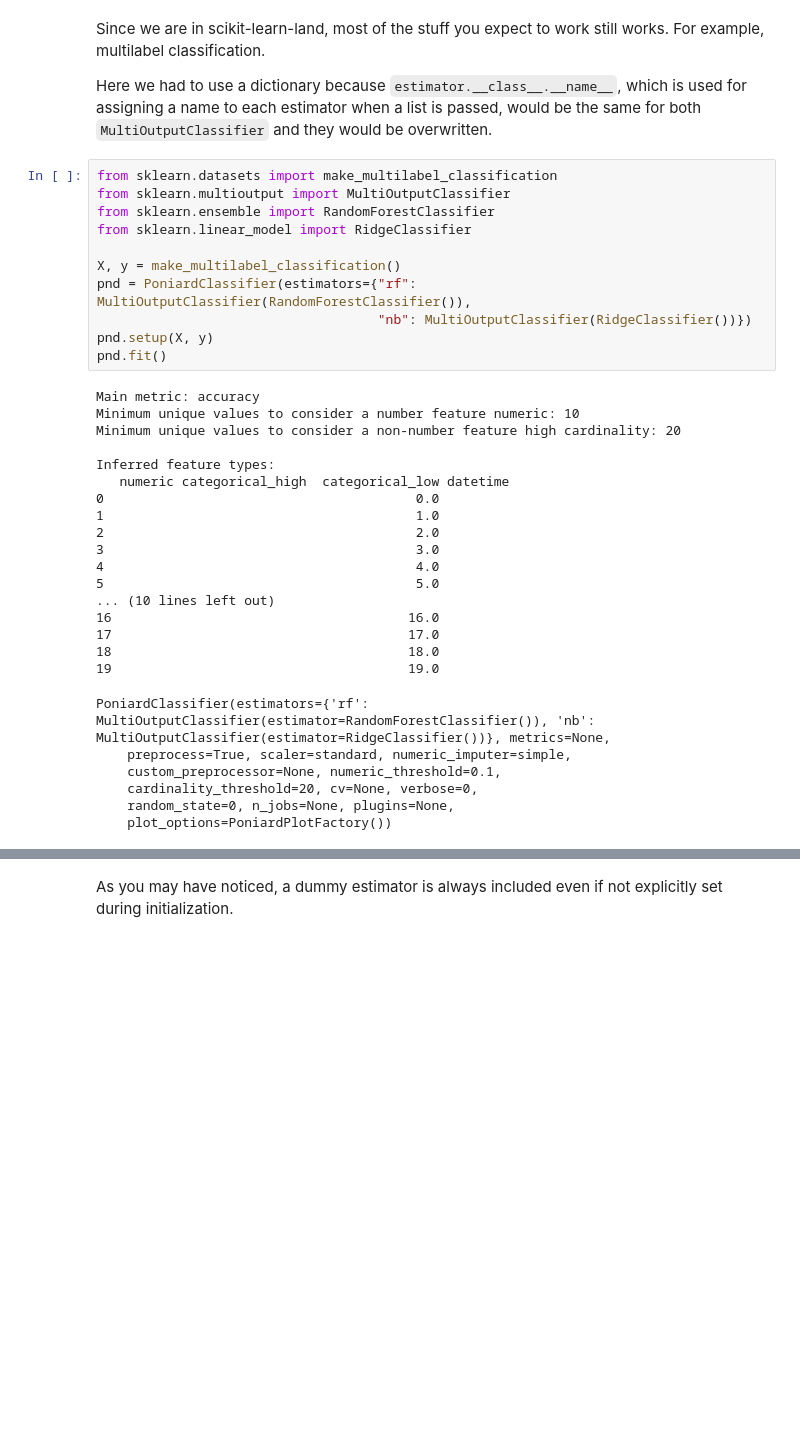
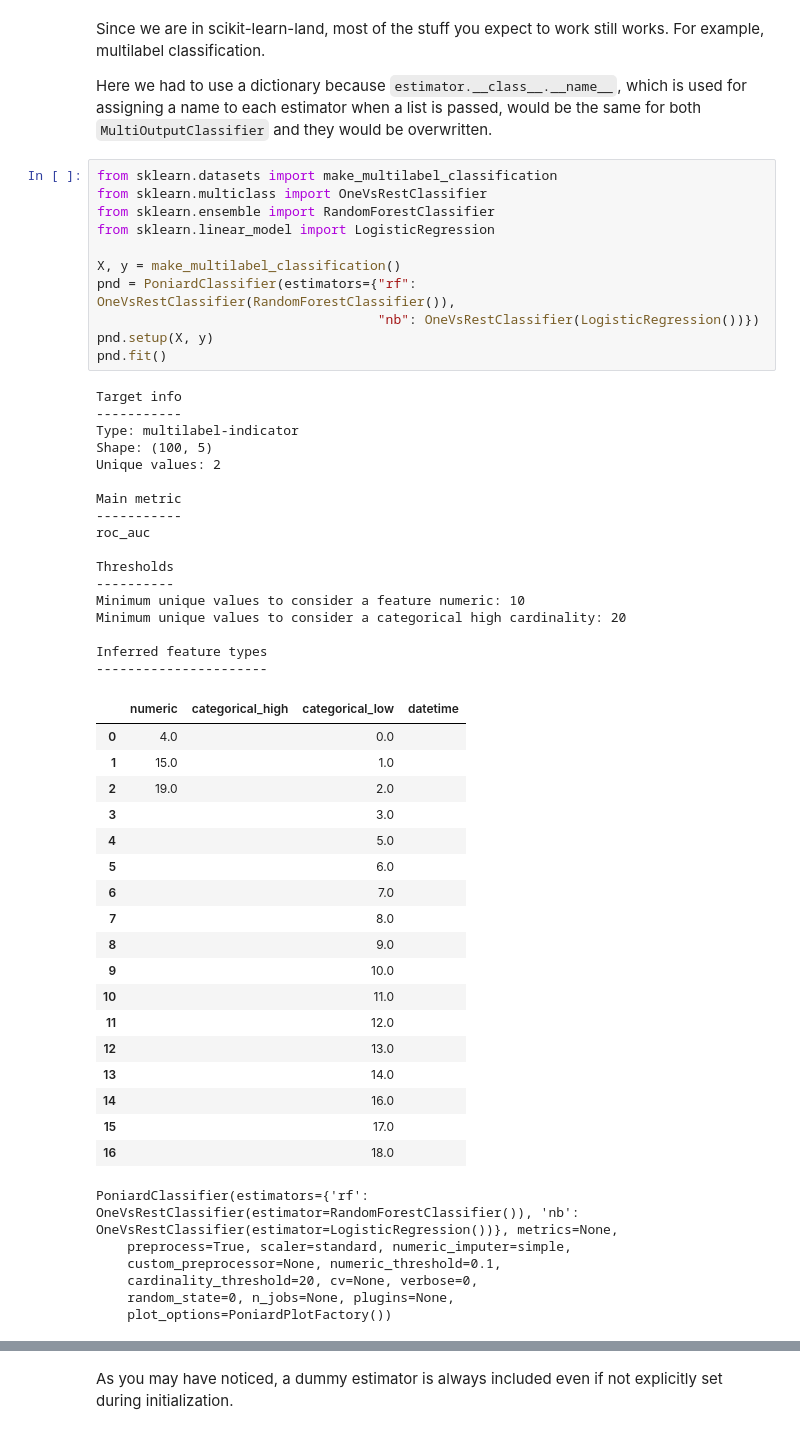
Before and after one commit to rxavier/poniard, a Jupyter notebook: examples/02._main_parameters.ipynb, the cells around one changed output, grey strips where cells are left out. Saved outputs shown, nothing was run; the diff lists cells and outputs as text; blank space fills up the shorter version.

```diff
--- a/examples/02._main_parameters.ipynb
+++ b/examples/02._main_parameters.ipynb
@@ -58,34 +75,52 @@ Since we are in scikit-learn-land, most of the stuff you expect to work still wo
 Here we had to use a dictionary because `estimator.__class__.__name__`, which is used for assigning a name to each estimator when a list is passed, would be the same for both `MultiOutputClassifier` and they would be overwritten.
 # %%
 from sklearn.datasets import make_multilabel_classification
-from sklearn.multioutput import MultiOutputClassifier
+from sklearn.multiclass import OneVsRestClassifier
 from sklearn.ensemble import RandomForestClassifier
-from sklearn.linear_model import RidgeClassifier
+from sklearn.linear_model import LogisticRegression
 
 X, y = make_multilabel_classification()
-pnd = PoniardClassifier(estimators={"rf": MultiOutputClassifier(RandomForestClassifier()),
-                                    "nb": MultiOutputClassifier(RidgeClassifier())})
+pnd = PoniardClassifier(estimators={"rf": OneVsRestClassifier(RandomForestClassifier()),
+                                    "nb": OneVsRestClassifier(LogisticRegression())})
 pnd.setup(X, y)
 pnd.fit()
 # %% [output]
-Main metric: accuracy
-Minimum unique values to consider a number feature numeric: 10
-Minimum unique values to consider a non-number feature high cardinality: 20
+Target info
+-----------
+Type: multilabel-indicator
+Shape: (100, 5)
+Unique values: 2
 
-Inferred feature types:
-   numeric categorical_high  categorical_low datetime
-0                                        0.0
-1                                        1.0
-2                                        2.0
-3                                        3.0
-4                                        4.0
-5                                        5.0
-... (10 lines left out)
-16                                      16.0
-17                                      17.0
-18                                      18.0
-19                                      19.0
+Main metric
+-----------
+roc_auc
+
+Thresholds
+----------
+Minimum unique values to consider a feature numeric: 10
+Minimum unique values to consider a categorical high cardinality: 20
+
+Inferred feature types
+----------------------
+|  | numeric | categorical_high | categorical_low | datetime |
+| 0 | 4.0 |  | 0.0 |  |
+| 1 | 15.0 |  | 1.0 |  |
+| 2 | 19.0 |  | 2.0 |  |
+| 3 |  |  | 3.0 |  |
+| 4 |  |  | 5.0 |  |
+| 5 |  |  | 6.0 |  |
+| 6 |  |  | 7.0 |  |
+| 7 |  |  | 8.0 |  |
+| 8 |  |  | 9.0 |  |
+| 9 |  |  | 10.0 |  |
+| 10 |  |  | 11.0 |  |
+| 11 |  |  | 12.0 |  |
+| 12 |  |  | 13.0 |  |
+| 13 |  |  | 14.0 |  |
+| 14 |  |  | 16.0 |  |
+| 15 |  |  | 17.0 |  |
+| 16 |  |  | 18.0 |  |
-PoniardClassifier(estimators={'rf': MultiOutputClassifier(estimator=RandomForestClassifier()), 'nb': MultiOutputClassifier(estimator=RidgeClassifier())}, metrics=None,
+PoniardClassifier(estimators={'rf': OneVsRestClassifier(estimator=RandomForestClassifier()), 'nb': OneVsRestClassifier(estimator=LogisticRegression())}, metrics=None,
     preprocess=True, scaler=standard, numeric_imputer=simple,
     custom_preprocessor=None, numeric_threshold=0.1,
     cardinality_threshold=20, cv=None, verbose=0,
```
Also changed, not shown: parts of 5 cells of this notebook, 3 other files.
